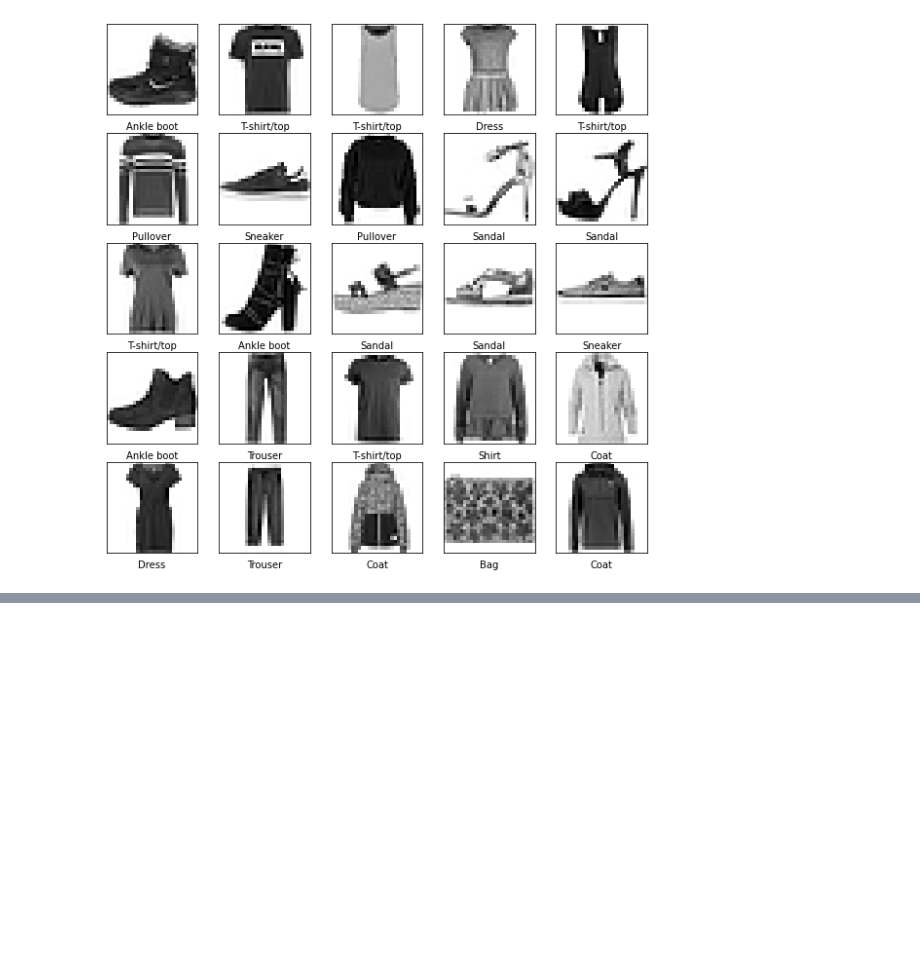
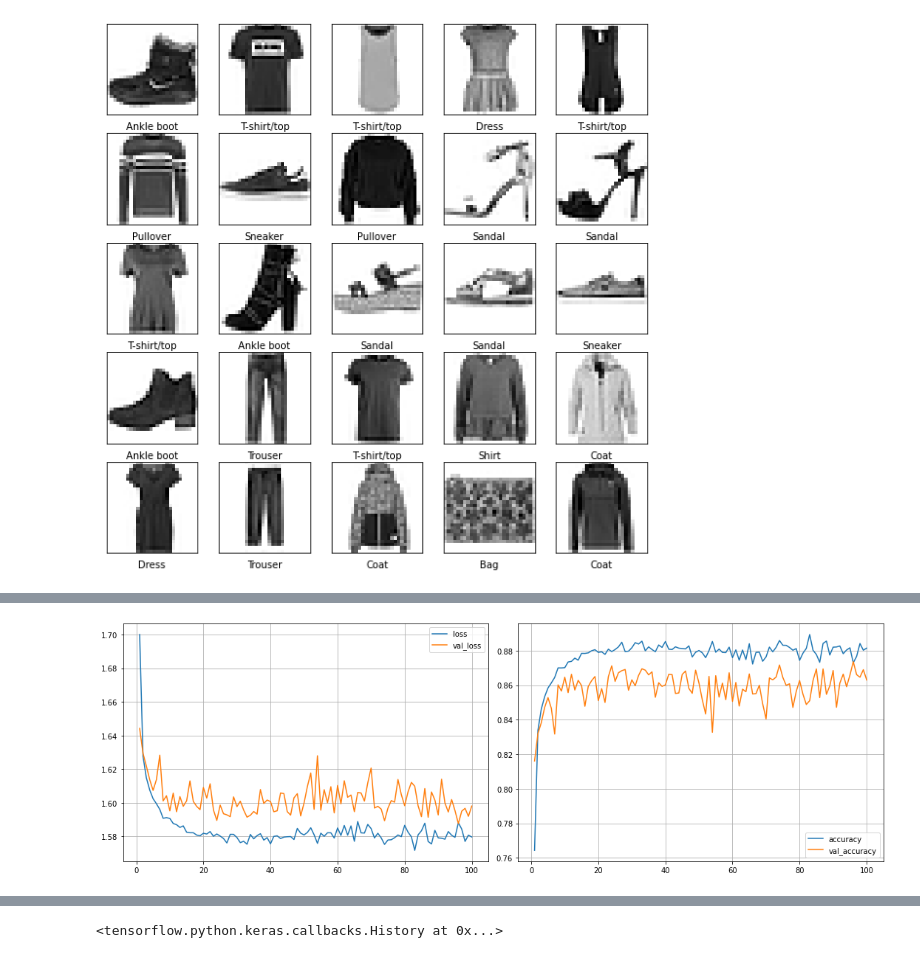
Before and after one commit to JonQKim/reinventing-cnn, a Jupyter notebook: reinventing-cnn.ipynb, the cells around one changed output, grey strips where cells are left out. Drawn from its saved outputs; the diff is of its cells as text; code cells hidden in the pictures; blank space fills up the shorter version.

Commit message:
Add model experiemnt

```diff
--- a/reinventing-cnn.ipynb
+++ b/reinventing-cnn.ipynb
@@ -47,7 +91,10 @@ plt.show()
 # %%
 img_inputs = keras.Input(shape=(28, 28))
-x0 = tf.keras.layers.Flatten()(img_inputs)
-x1 = Dense(128, activation='relu')(x0)
-y = Dense(10)(x0)
+x = tf.keras.layers.Flatten()(img_inputs)
+x = Dense(128, activation='relu')(x)
+x = Dense(128, activation='relu')(x)
+x = Dense(10, activation='softmax')(x)
 
-my_model = keras.Model(inputs=img_inputs, outputs=y, name="my_model")
+my_model = keras.Model(inputs=img_inputs, outputs=x, name="my_model")
+my_model.compile(optimizer='adam', loss=tf.keras.losses.SparseCategoricalCrossentropy(from_logits=True), metrics=['accuracy'])
+# my_model.summary()
@@ -81,2 +100,0 @@ train_labels.shape
-# %%
-my_model.fit(train_images, train_labels, epochs=10)
@@ -104,0 +101,15 @@ Epoch 10/10
+# %%
+from keras.callbacks import EarlyStopping
+early_stopping = EarlyStopping()
+plot_learning = PlotLearning()
+callbacks_list = [plot_learning]
+
+callbacks = []
+my_model.fit(train_images,
+             train_labels,
+             epochs=100,
+             shuffle=True,
+             validation_data=(test_images, test_labels),
+             callbacks=callbacks_list)
+# %% [output]
+[figure, added]
@@ -104,0 +117 @@ Epoch 10/10
+<tensorflow.python.keras.callbacks.History at 0x...>
```
Also changed, not shown: parts of 8 cells of this notebook.
